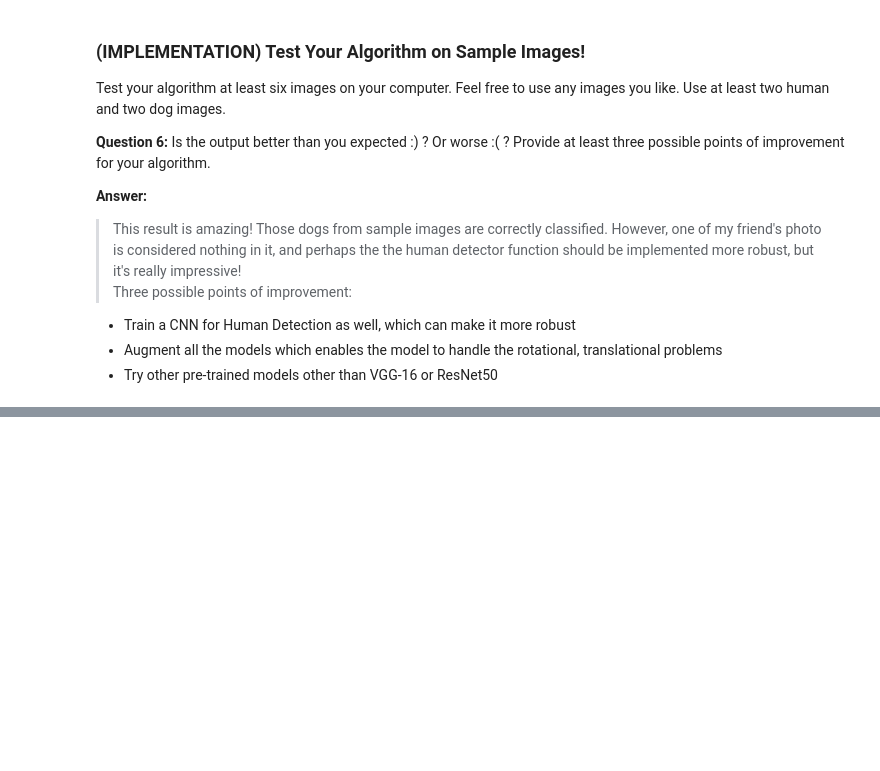
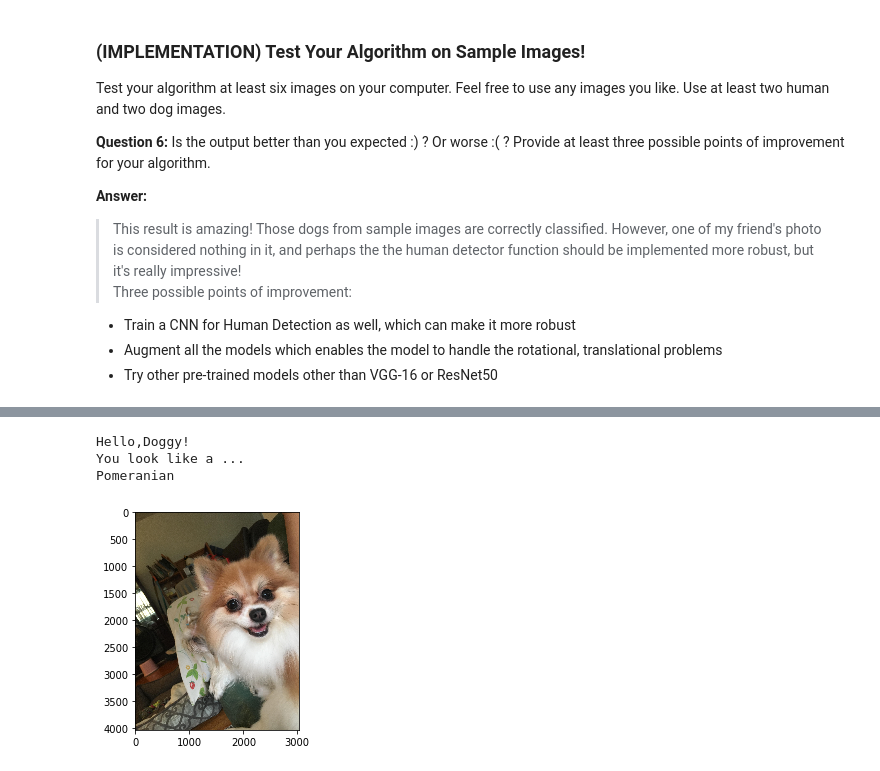
Before and after one commit to WenHsu1203/Dog-App, a Jupyter notebook: dog_app.ipynb, the cells around one changed output, grey strips where cells are left out. Saved outputs shown, nothing was run; the diff lists cells and outputs as text; code cells hidden in the pictures; blank space fills up the shorter version.

```diff
--- a/dog_app.ipynb
+++ b/dog_app.ipynb
@@ -912,0 +900,7 @@ Chinese_crested
+# %%
+dog_breed_classifier(img_paths[12])
+# %% [output]
+Hello,Doggy!
+You look like a ...
+Pomeranian
+[figure, added]
```
Also changed, not shown: parts of 26 cells of this notebook, 2 other files.
